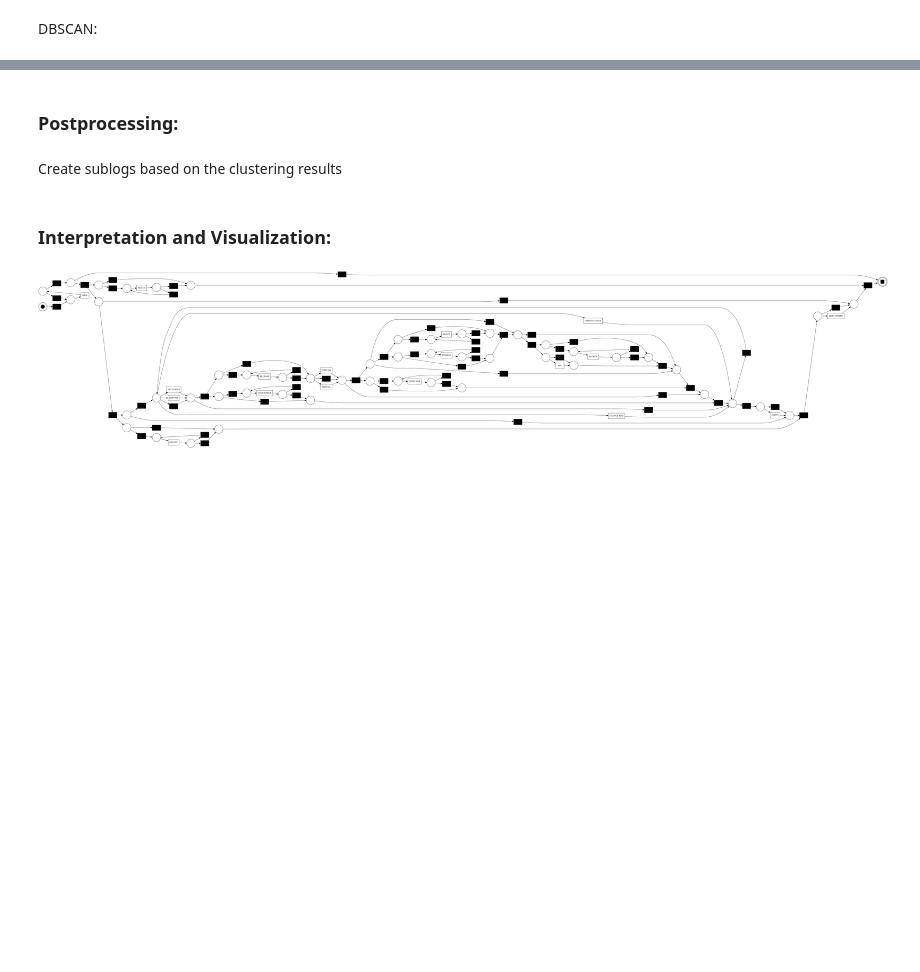
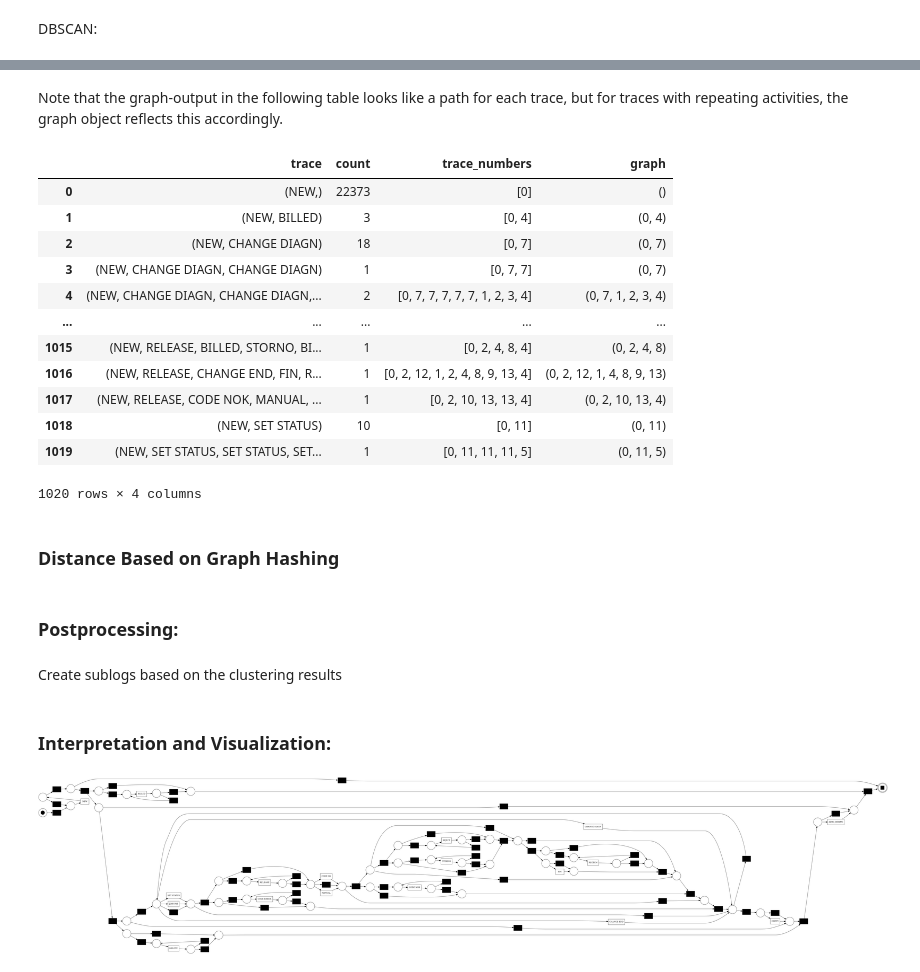
Before and after one commit to collinleiber/LMU_Master_Practical_SoSe24, a Jupyter notebook: practical/ProcessMining/group2/clustering/src/trace_clustering_graph.ipynb, the cells around one changed output, grey strips where cells are left out. Drawn from its saved outputs; the diff is of its cells as text; code cells hidden in the pictures; blank space fills up the shorter version.

```diff
--- a/practical/ProcessMining/group2/clustering/src/trace_clustering_graph.ipynb
+++ b/practical/ProcessMining/group2/clustering/src/trace_clustering_graph.ipynb
@@ -248,0 +259,42 @@ plt.show()
+# %%
+# Convert traces to graphs
+def trace_to_graph(trace):
+    G = nx.DiGraph()
+    if len(trace) > 0:
+        for i in range(len(trace) - 1):
+            G.add_edge(trace[i], trace[i + 1])
+    else:
+        G.add_node(trace[0])
+    return G
+# %%
+# Map each activity to a  number
+activity_to_number = {activity: i for i, activity in enumerate(activities.keys())}
+number_to_activity = {i: activity for activity, i in activity_to_number.items()}
+
+# Group traces by unique traces to reduce computation time
+traces_grouped = traces.groupby('trace').size().reset_index(name='count')
+traces_grouped['trace_numbers'] = traces_grouped['trace'].apply(lambda x: [activity_to_number[activity] for activity in x])
+
+# Create directly follows graph for each trace
+traces_grouped['graph'] = traces_grouped['trace_numbers'].apply(trace_to_graph)
+
+# Map traces to sequences of numbers
+traces_grouped['trace_numbers'] = traces_grouped['trace'].apply(lambda x: [activity_to_number[activity] for activity in x])
+# %% [markdown]
+Note that the graph-output in the following table looks like a path for each trace, but for traces with repeating activities, the graph object reflects this accordingly.
+# %%
+traces_grouped
+# %% [output]
+|  | trace | count | trace_numbers | graph |
+| 0 | (NEW,) | 22373 | [0] | () |
+| 1 | (NEW, BILLED) | 3 | [0, 4] | (0, 4) |
+| 2 | (NEW, CHANGE DIAGN) | 18 | [0, 7] | (0, 7) |
+| 3 | (NEW, CHANGE DIAGN, CHANGE DIAGN) | 1 | [0, 7, 7] | (0, 7) |
+| 4 | (NEW, CHANGE DIAGN, CHANGE DIAGN,... | 2 | [0, 7, 7, 7, 7, 7, 1, 2, 3, 4] | (0, 7, 1, 2, 3, 4) |
+| ... | ... | ... | ... | ... |
+| 1015 | (NEW, RELEASE, BILLED, STORNO, BI... | 1 | [0, 2, 4, 8, 4] | (0, 2, 4, 8) |
+| 1016 | (NEW, RELEASE, CHANGE END, FIN, R... | 1 | [0, 2, 12, 1, 2, 4, 8, 9, 13, 4] | (0, 2, 12, 1, 4, 8, 9, 13) |
+| 1017 | (NEW, RELEASE, CODE NOK, MANUAL, ... | 1 | [0, 2, 10, 13, 13, 4] | (0, 2, 10, 13, 4) |
+| 1018 | (NEW, SET STATUS) | 10 | [0, 11] | (0, 11) |
+| 1019 | (NEW, SET STATUS, SET STATUS, SET... | 1 | [0, 11, 11, 11, 5] | (0, 11, 5) |
+1020 rows × 4 columns
@@ -249,3 +319,5 @@ plt.show()
+# %% [markdown]
+### Distance Based on Graph Hashing
 # %% [markdown]
 ### Postprocessing:
 # %% [markdown]
```
Also changed, not shown: parts of 15 cells of this notebook.
